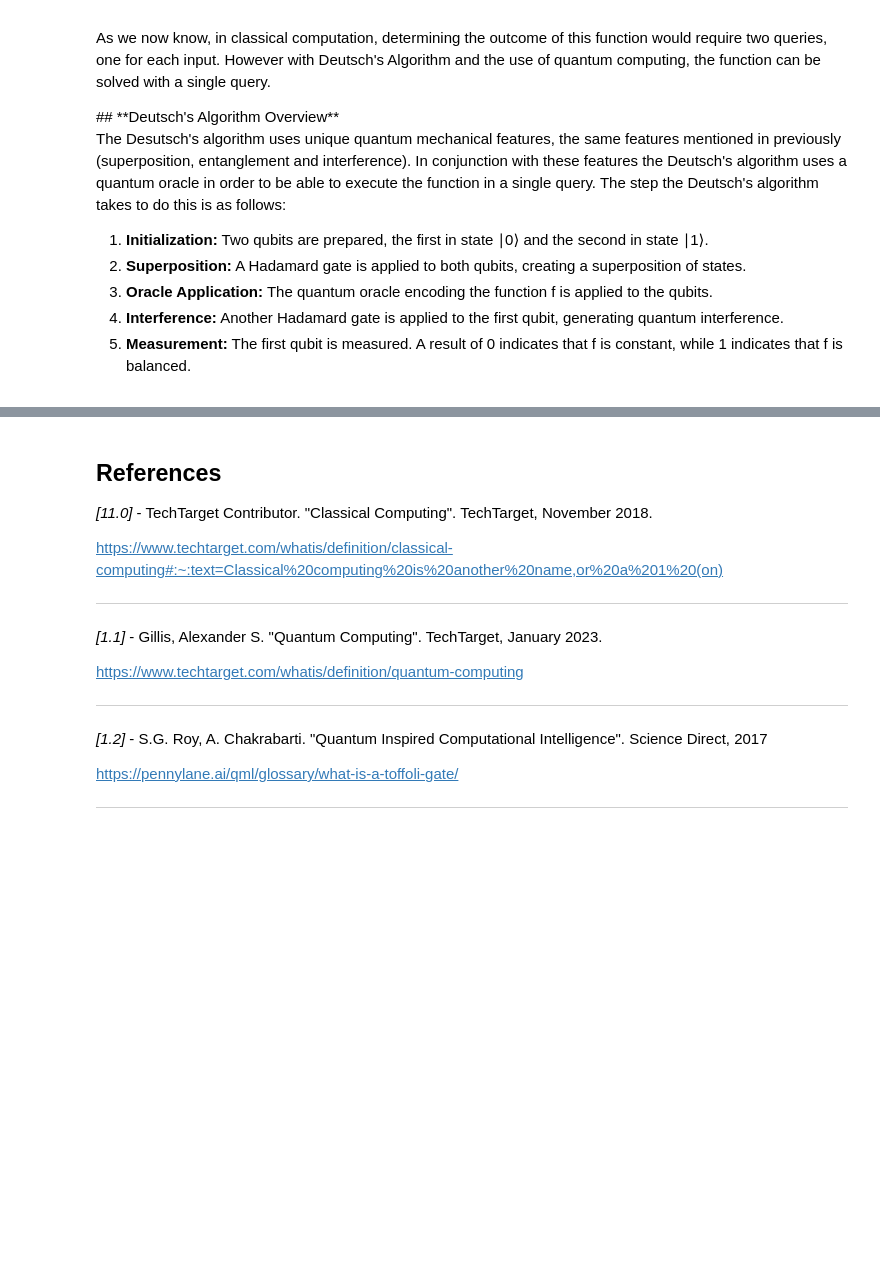
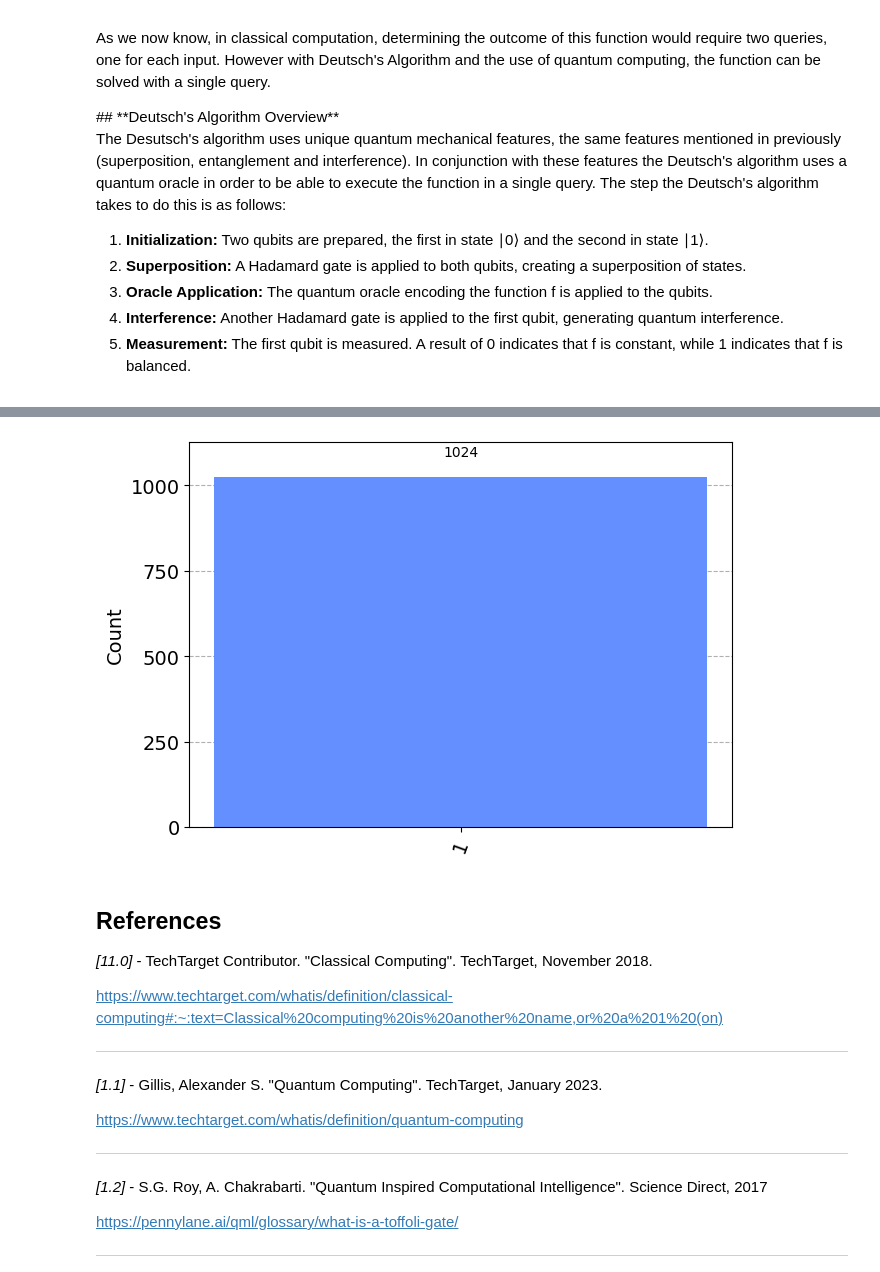
Before and after one commit to The-Mad-Ryanosaurus/Emerging-Technologies, a Jupyter notebook: project.ipynb, the cells around one changed output, grey strips where cells are left out. Drawn from its saved outputs; the diff is of its cells as text; code cells hidden in the pictures; blank space fills up the shorter version.

Commit message:
D.Algorithm implemented w qiskit + ex

```diff
--- a/project.ipynb
+++ b/project.ipynb
@@ -358,0 +371,12 @@ The Desutsch's algorithm uses unique quantum mechanical features, the same featu
+# %%
+from qiskit import QuantumCircuit, Aer, execute
+from qiskit.visualization import plot_histogram
+
+def balanced_oracle(qc):
+    """Create a balanced oracle. Here, we use a CNOT gate."""
+    qc.cx(0, 1)
+    return qc
+
+def constant_oracle(qc):
+    """Create a constant oracle. This oracle does nothing (identity)."""
+    return qc
@@ -359,3 +393,31 @@ The Desutsch's algorithm uses unique quantum mechanical features, the same featu
+# %%
+def deutsch_algorithm(oracle_type='balanced'):
+    """Implement Deutsch's algorithm with the chosen oracle type."""
+    qc = QuantumCircuit(2, 1)
+    qc.h(0)
+    qc.x(1)
+    qc.h(1)
+
+    if oracle_type == 'balanced':
+        qc = balanced_oracle(qc)
+    else:
+        qc = constant_oracle(qc)
+
+    qc.h(0)
+    qc.measure(0, 0)
+
+    return qc
+# %%
+# Choose the type of oracle: 'balanced' or 'constant'
+oracle_type = 'balanced'  # Change to 'constant' to use the constant oracle
+# %%
+qc = deutsch_algorithm(oracle_type)
+simulator = Aer.get_backend('qasm_simulator')
+result = execute(qc, backend=simulator, shots=1024).result()
+counts = result.get_counts(qc)
+plot_histogram(counts)
+# %% [output]
+[figure, added]
 # %% [markdown]
 <a id="refcc"></a>
 ## **References**
```
Also changed, not shown: parts of 3 cells of this notebook.
